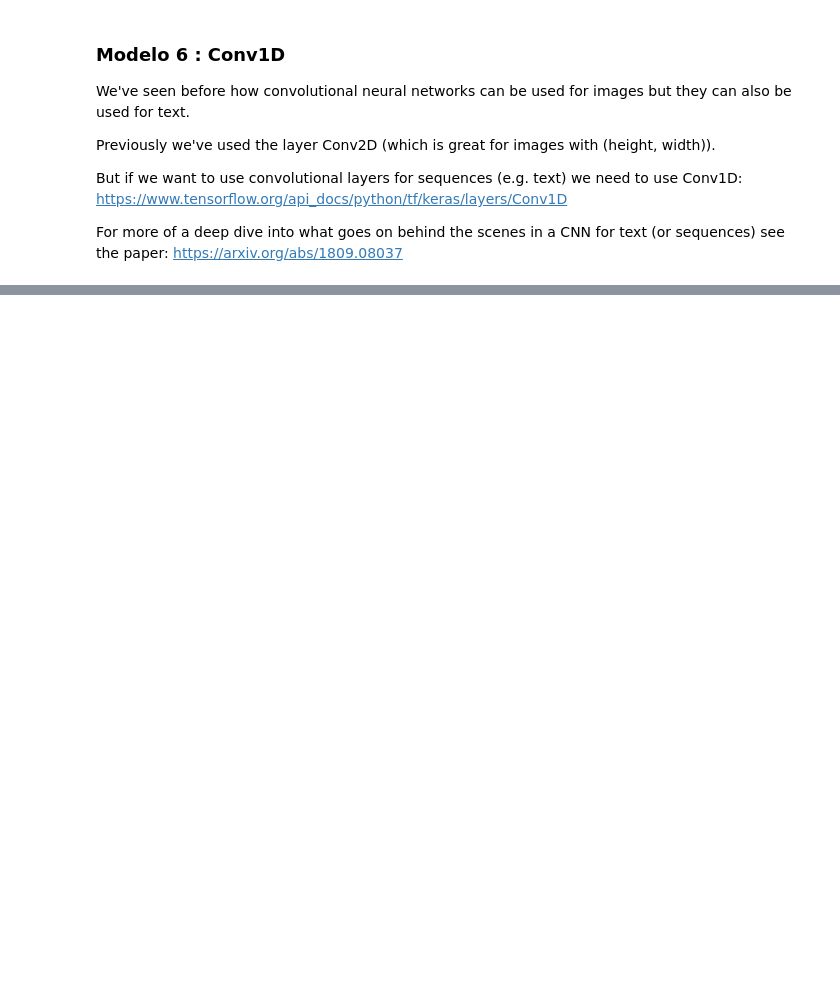
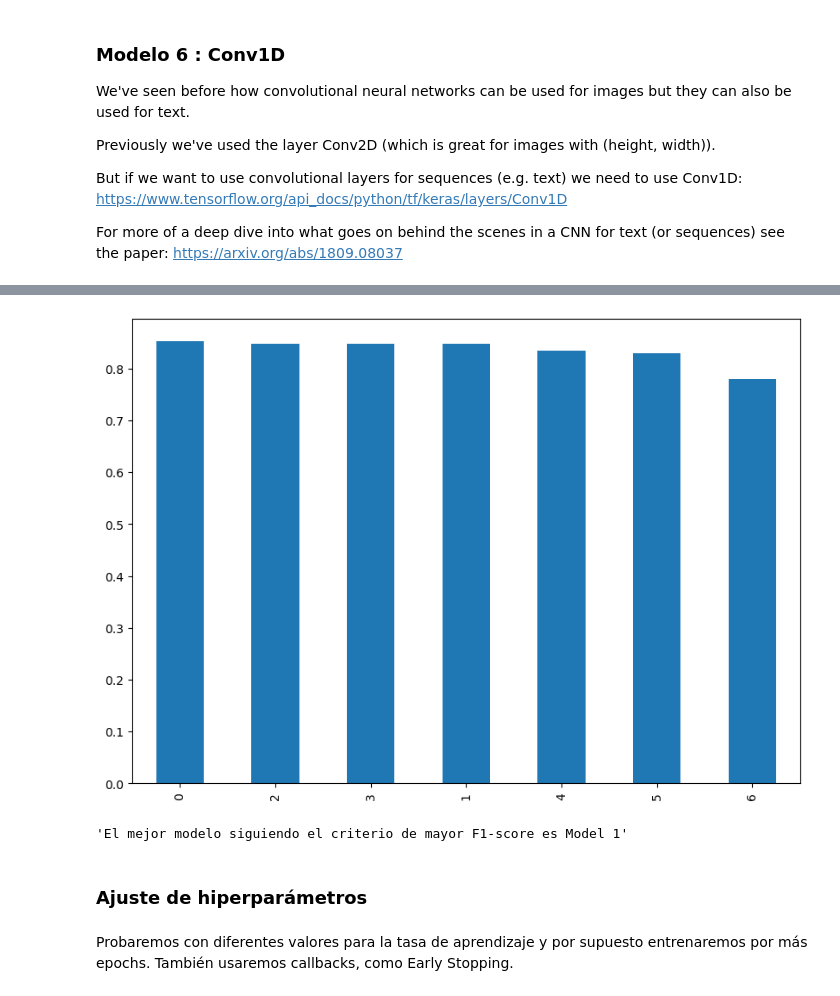
Before and after one commit to MNGARCIA085/IA---Study, a Jupyter notebook: S10 -nlp/Covid - sentiment analysis/Untitled.ipynb, the cells around one changed output, grey strips where cells are left out. Drawn from its saved outputs; the diff is of its cells as text; code cells hidden in the pictures; blank space fills up the shorter version.

```diff
--- a/S10 -nlp/Covid - sentiment analysis/Untitled.ipynb
+++ b/S10 -nlp/Covid - sentiment analysis/Untitled.ipynb
@@ -586,6 +584,7 @@ def build_model_3(input_shape):
     # x = layers.GRU(64, activation="tanh", return_sequences=True)(x) # return_sequences=True is required for stacking recurrent cells
     # print(x.shape)
     x = layers.GRU(64, activation="tanh")(x)
+    x = layers.Dense(64, activation="relu")(x)
     outputs = layers.Dense(1, activation="sigmoid")(x)
     model= tf.keras.Model(inputs, outputs, name="model_3_GRU")
     return model
@@ -757,0 +980,5 @@ For more of a deep dive into what goes on behind the scenes in a CNN for text (o
+# %%
+# Sort model results by f1-score
+df.sort_values("f1-score", ascending=False)["f1-score"].plot(kind="bar", figsize=(10, 7));
+# %% [output]
+[figure, added]
@@ -757,0 +989,9 @@ For more of a deep dive into what goes on behind the scenes in a CNN for text (o
+# %%
+f"El mejor modelo siguiendo el criterio de mayor F1-score es {best_model}"
+# %% [output]
+'El mejor modelo siguiendo el criterio de mayor F1-score es Model 1'
+# %% [markdown]
+### Ajuste de hiperparámetros
+# %% [markdown]
+Probaremos con diferentes valores para la tasa de aprendizaje y por supuesto entrenaremos por más epochs.
+También usaremos callbacks, como Early Stopping.
```
Also changed, not shown: parts of 42 cells of this notebook.
